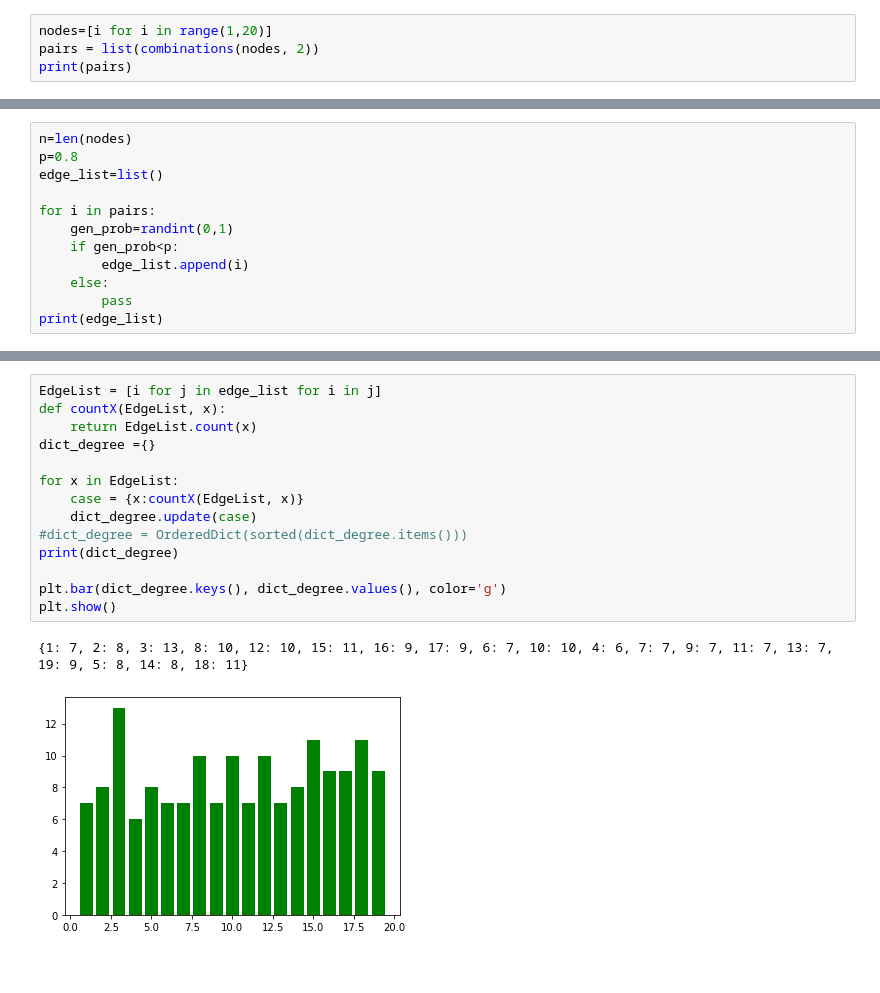
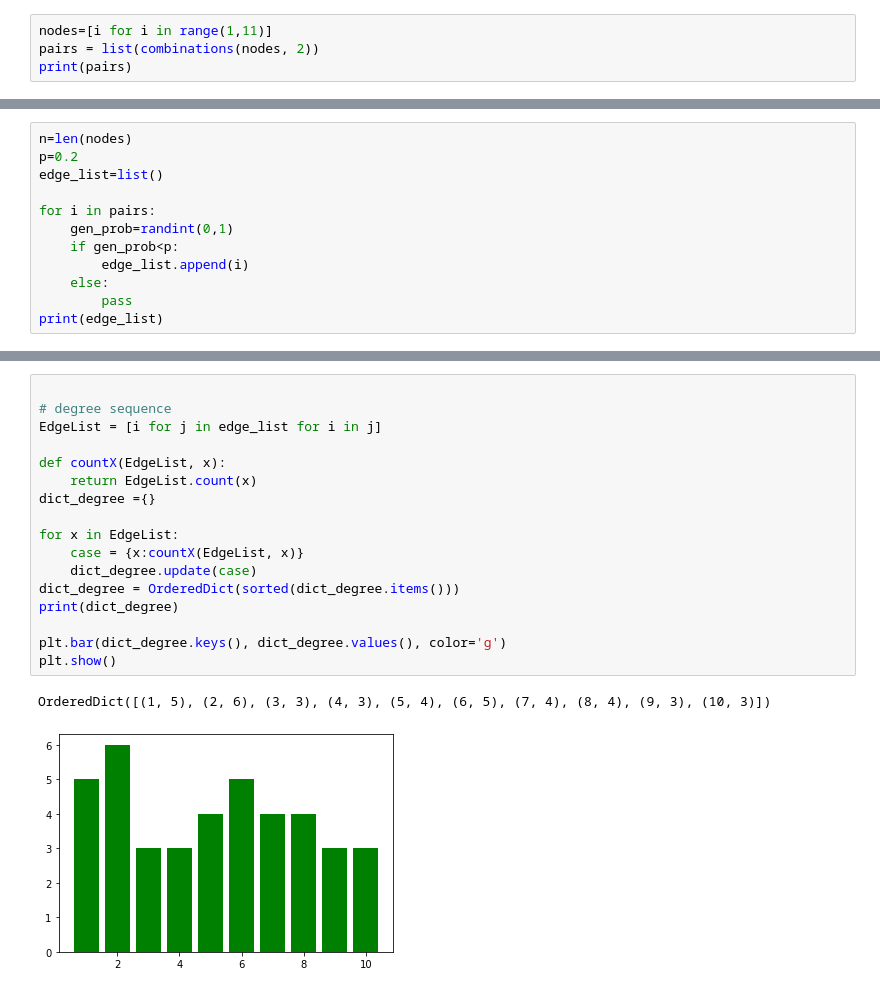
Before and after one commit to JuliaMatveeva217/complex-networks, a Jupyter notebook: new.ipynb, the cells around one changed output, grey strips where cells are left out. Cells and saved outputs as stored; diff of their text form; blank space fills up the shorter version.

```diff
--- a/new.ipynb
+++ b/new.ipynb
@@ -15,5 +16,5 @@ from collections import OrderedDict
 # %%
-nodes=[i for i in range(1,20)]
+nodes=[i for i in range(1,11)]
 pairs = list(combinations(nodes, 2))
 print(pairs)
 # %% [output]
@@ -21,6 +22,6 @@ print(pairs)
 # %%
 n=len(nodes)
-p=0.8
+p=0.2
 edge_list=list()
 
 for i in pairs:
@@ -46,17 +47,20 @@ plt.show()
 # %%
+
+# degree sequence
 EdgeList = [i for j in edge_list for i in j]
+
 def countX(EdgeList, x):
     return EdgeList.count(x)
 dict_degree ={}
 
 for x in EdgeList:
     case = {x:countX(EdgeList, x)}
     dict_degree.update(case)
-#dict_degree = OrderedDict(sorted(dict_degree.items()))
+dict_degree = OrderedDict(sorted(dict_degree.items()))
 print(dict_degree)
 
 plt.bar(dict_degree.keys(), dict_degree.values(), color='g')
 plt.show()
 # %% [output]
-{1: 7, 2: 8, 3: 13, 8: 10, 12: 10, 15: 11, 16: 9, 17: 9, 6: 7, 10: 10, 4: 6, 7: 7, 9: 7, 11: 7, 13: 7, 19: 9, 5: 8, 14: 8, 18: 11}
+OrderedDict([(1, 5), (2, 6), (3, 3), (4, 3), (5, 4), (6, 5), (7, 4), (8, 4), (9, 3), (10, 3)])
-[figure, old version]
+[figure, new version]
```
Also changed, not shown: parts of 5 cells of this notebook.
